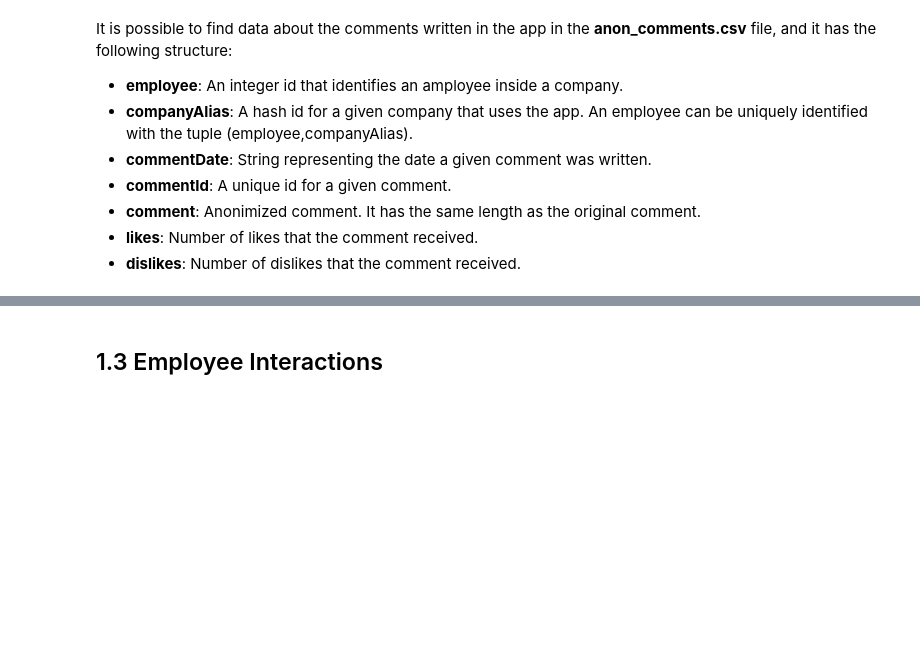
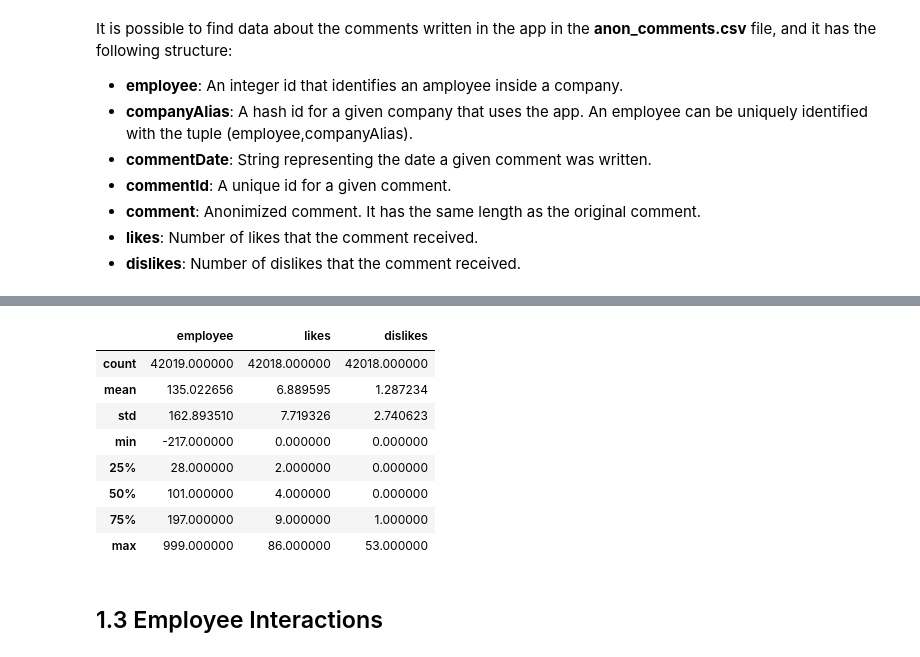
Before and after one commit to Guillemdb/Happiness-inside-a-job-PyDataBcn17, a Jupyter notebook: 1 - Introduction and database cleaning.ipynb, the cells around one changed output, grey strips where cells are left out. Saved outputs shown, nothing was run; the diff lists cells and outputs as text; code cells hidden in the pictures; blank space fills up the shorter version.

```diff
--- a/1 - Introduction and database cleaning.ipynb
+++ b/1 - Introduction and database cleaning.ipynb
@@ -52,6 +74,18 @@ comments.head(3)
 | 0 | 307 | 56aec740f1ef260003e307d6 | 58d018d7e010990004e38070 | *********************************... | 4.0 | 0.0 | 2017-03-20 18:00:17 |
 | 1 | 382 | 56aec740f1ef260003e307d6 | 58d0179ae010990004e3806d | ***************************** | 1.0 | 2.0 | 2017-03-20 17:55:16 |
 | 2 | 172 | 56aec740f1ef260003e307d6 | 58cff8cde010990004e37f6a | *************************** | 3.0 | 0.0 | 2017-03-20 15:44:02 |
+# %%
+comments.describe()
+# %% [output]
+|  | employee | likes | dislikes |
+| count | 42019.000000 | 42018.000000 | 42018.000000 |
+| mean | 135.022656 | 6.889595 | 1.287234 |
+| std | 162.893510 | 7.719326 | 2.740623 |
+| min | -217.000000 | 0.000000 | 0.000000 |
+| 25% | 28.000000 | 2.000000 | 0.000000 |
+| 50% | 101.000000 | 4.000000 | 0.000000 |
+| 75% | 197.000000 | 9.000000 | 1.000000 |
+| max | 999.000000 | 86.000000 | 53.000000 |
 # %% [markdown]
 ## 1.3 Employee Interactions
 # %% [markdown]
```
Also changed, not shown: parts of 5 cells of this notebook, 35 other files.
